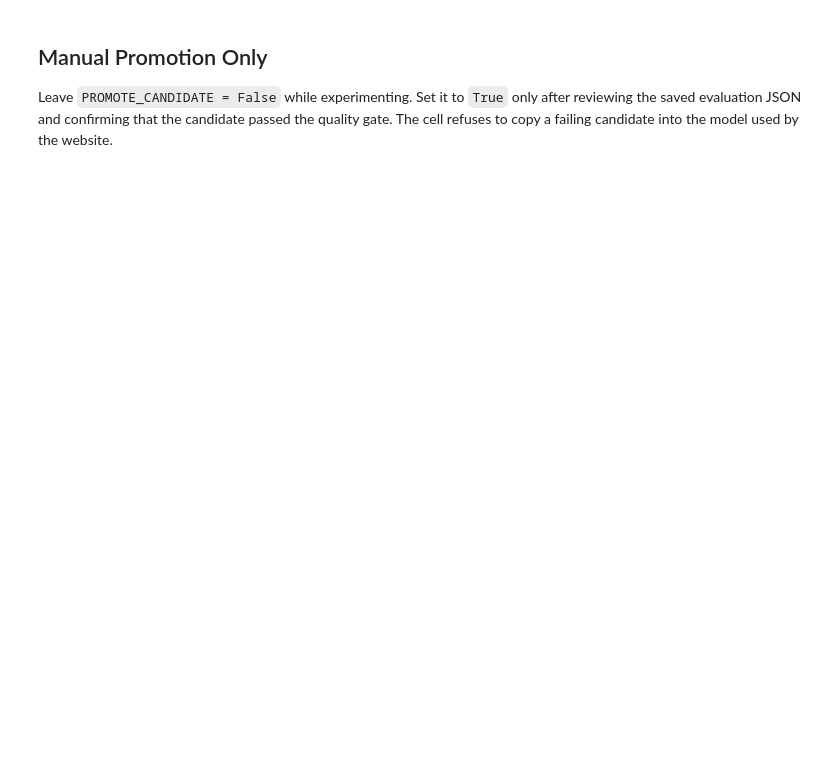
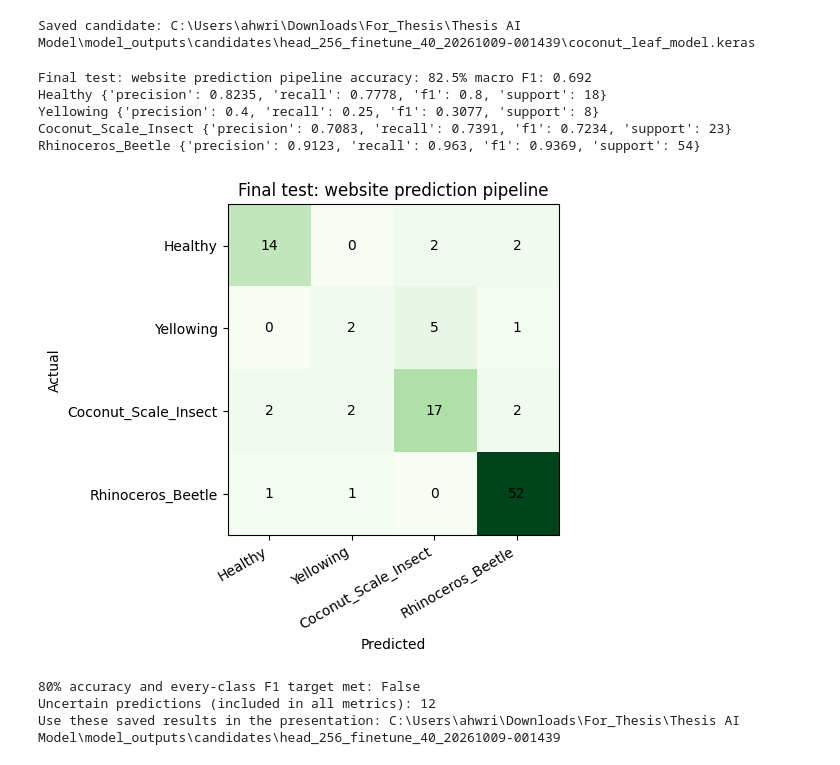
Before and after one commit to ryttsah/For_Thesis, a Jupyter notebook: Thesis AI Model/model.ipynb, the cells around one changed output. Cells and saved outputs as stored; diff of their text form; code cells hidden in the pictures; blank space fills up the shorter version.

```diff
--- a/Thesis AI Model/model.ipynb
+++ b/Thesis AI Model/model.ipynb
@@ -283,12 +476,19 @@ def fit_temperature(probabilities, labels):
         losses.append(-np.mean(np.log(np.clip(calibrated[np.arange(len(labels)), labels], 1e-7, 1.0))))
     return float(temperatures[int(np.argmin(losses))])
 
-raw_test_probabilities, test_labels = collect_predictions(model, test)
-tta_probabilities, _ = test_time_augmented_predictions(model, test)
-validation_probabilities, validation_labels = collect_predictions(model, validation)
+
+validation_probabilities, validation_labels = test_time_augmented_predictions(model, validation)
 calibration_temperature = fit_temperature(validation_probabilities, validation_labels)
-metrics["test_time_augmented_accuracy"] = accuracy_from_probabilities(tta_probabilities, test_labels)
-metrics["calibration_temperature"] = calibration_temperature
-print("Normal test accuracy:", f"{metrics['test_accuracy']:.1%}")
-print("Test-time augmentation accuracy:", f"{metrics['test_time_augmented_accuracy']:.1%}")
-print("Validation-only calibration temperature:", calibration_temperature)
+candidate_model_path = run_dir / 'coconut_leaf_model.keras'
+model.save(candidate_model_path)
+label_config = {
+    'class_names': CLASS_NAMES, 'thresholds': {name: .5 for name in CLASS_NAMES},
+    'uncertain_threshold': .5, 'min_top_two_margin': .10,
+    'temperature': calibration_temperature, 'image_size': list(IMAGE_SIZE),
+    'run_id': run_id, 'source_notebook': 'Thesis AI Model/model.ipynb',
+}
+candidate_config = run_dir / 'label_config.json'
+candidate_config.write_text(json.dumps(label_config, indent=2), encoding='utf-8')
+print('Saved candidate:', candidate_model_path)
+# %% [output]
+Saved candidate: C:\Users\ahwri\Downloads\For_Thesis\Thesis AI Model\model_outputs\candidates\head_256_finetune_40_20261009-001439\coconut_leaf_model.keras
@@ -335,4 +494,0 @@ print("Comparison table:", summary_path)
-# %% [markdown]
-## Manual Promotion Only
-
-Leave `PROMOTE_CANDIDATE = False` while experimenting. Set it to `True` only after reviewing the saved evaluation JSON and confirming that the candidate passed the quality gate. The cell refuses to copy a failing candidate into the model used by the website.
@@ -350,0 +495,30 @@ else:
+# %%
+report = evaluate_api(candidate_model_path, candidate_config, DATASET_DIR)
+report.update(run_id=run_id, experiment=EXPERIMENT, dataset_signature=manifest['signature'],
+              dataset_counts=manifest['counts'], notebook_sha256=file_hash(MODEL_DIR / 'model.ipynb'),
+              dataset_limitation=manifest['limitation'], tensorflow_version=tf.__version__,
+              source_notebook='Thesis AI Model/model.ipynb')
+report['target_met'] = report['accuracy'] >= RELEASE_THRESHOLD and all(
+    row['f1'] >= RELEASE_THRESHOLD for row in report['per_class'].values())
+(run_dir / 'evaluation.json').write_text(json.dumps(report, indent=2), encoding='utf-8')
+with (run_dir / 'per_class_metrics.csv').open('w', newline='', encoding='utf-8') as handle:
+    writer = csv.DictWriter(handle, fieldnames=['class', 'precision', 'recall', 'f1', 'support'])
+    writer.writeheader()
+    writer.writerows({'class': name, **row} for name, row in report['per_class'].items())
+with (run_dir / 'confusion_matrix.csv').open('w', newline='', encoding='utf-8') as handle:
+    writer = csv.writer(handle); writer.writerow(['actual / predicted', *CLASS_NAMES])
+    writer.writerows([name, *row] for name, row in zip(CLASS_NAMES, report['confusion_matrix']))
+show_report(report, 'Final test: website prediction pipeline')
+print('80% accuracy and every-class F1 target met:', report['target_met'])
+print('Uncertain predictions (included in all metrics):', report['uncertain_count'])
+print('Use these saved results in the presentation:', run_dir)
+# %% [output]
+Final test: website prediction pipeline accuracy: 82.5% macro F1: 0.692
+Healthy {'precision': 0.8235, 'recall': 0.7778, 'f1': 0.8, 'support': 18}
+Yellowing {'precision': 0.4, 'recall': 0.25, 'f1': 0.3077, 'support': 8}
+Coconut_Scale_Insect {'precision': 0.7083, 'recall': 0.7391, 'f1': 0.7234, 'support': 23}
+Rhinoceros_Beetle {'precision': 0.9123, 'recall': 0.963, 'f1': 0.9369, 'support': 54}
+[figure, added]
+80% accuracy and every-class F1 target met: False
+Uncertain predictions (included in all metrics): 12
+Use these saved results in the presentation: C:\Users\ahwri\Downloads\For_Thesis\Thesis AI Model\model_outputs\candidates\head_256_finetune_40_20261009-001439
```
Also changed, not shown: parts of 27 cells of this notebook, 30 other files.
